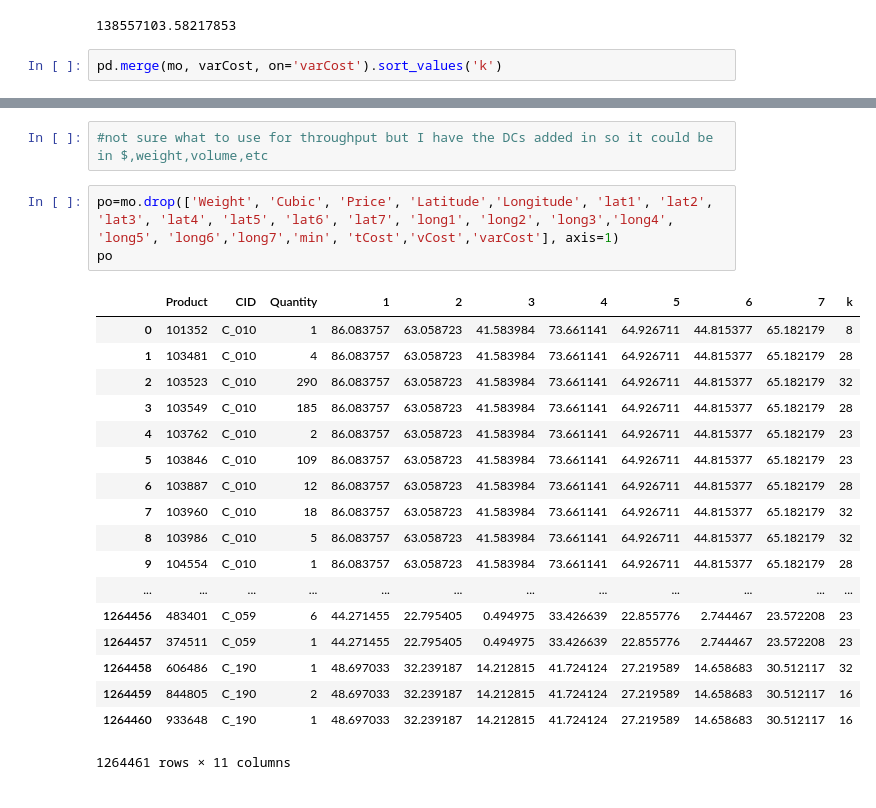
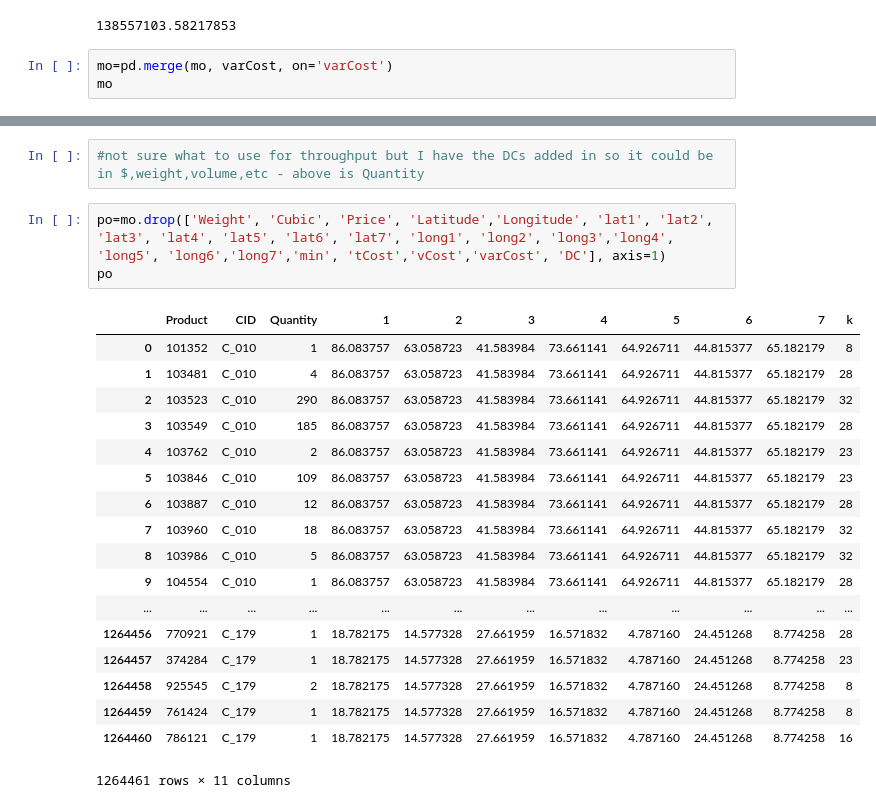
Before and after one commit to pszkilnyk/skittles, a Jupyter notebook: final.ipynb, the cells around one changed output, grey strips where cells are left out. Cells and saved outputs as stored; diff of their text form.

```diff
--- a/final.ipynb
+++ b/final.ipynb
@@ -556,6 +543,7 @@ uno+dos+tres
 # %% [output]
 138557103.58217853
 # %%
-pd.merge(mo, varCost, on='varCost').sort_values('k')
+mo=pd.merge(mo, varCost, on='varCost')
+mo
 # %% [output]
 |  | Product | Weight | Cubic | Price | CID | Quantity | Latitude | Longitude | lat1 | long1 | ... | ... |
@@ -579,26 +580,26 @@ pd.merge(mo, varCost, on='varCost').sort_values('k')
 # %%
-#not sure what to use for throughput but I have the DCs added in so it could be in $,weight,volume,etc
+#not sure what to use for throughput but I have the DCs added in so it could be in $,weight,volume,etc - above is Quantity
 # %%
-po=mo.drop(['Weight', 'Cubic', 'Price', 'Latitude','Longitude', 'lat1', 'lat2', 'lat3', 'lat4', 'lat5', 'lat6', 'lat7', 'long1', 'long2', 'long3','long4', 'long5', 'long6','long7','min', 'tCost','vCost','varCost'], axis=1)
+po=mo.drop(['Weight', 'Cubic', 'Price', 'Latitude','Longitude', 'lat1', 'lat2', 'lat3', 'lat4', 'lat5', 'lat6', 'lat7', 'long1', 'long2', 'long3','long4', 'long5', 'long6','long7','min', 'tCost','vCost','varCost', 'DC'], axis=1)
 po
 # %% [output]
 |  | Product | CID | Quantity | 1 | 2 | 3 | 4 | 5 | 6 | 7 | k |
 | 0 | 101352 | C_010 | 1 | 86.083757 | 63.058723 | 41.583984 | 73.661141 | 64.926711 | 44.815377 | 65.182179 | 8 |
 | 1 | 103481 | C_010 | 4 | 86.083757 | 63.058723 | 41.583984 | 73.661141 | 64.926711 | 44.815377 | 65.182179 | 28 |
 | 2 | 103523 | C_010 | 290 | 86.083757 | 63.058723 | 41.583984 | 73.661141 | 64.926711 | 44.815377 | 65.182179 | 32 |
 | 3 | 103549 | C_010 | 185 | 86.083757 | 63.058723 | 41.583984 | 73.661141 | 64.926711 | 44.815377 | 65.182179 | 28 |
 | 4 | 103762 | C_010 | 2 | 86.083757 | 63.058723 | 41.583984 | 73.661141 | 64.926711 | 44.815377 | 65.182179 | 23 |
 | 5 | 103846 | C_010 | 109 | 86.083757 | 63.058723 | 41.583984 | 73.661141 | 64.926711 | 44.815377 | 65.182179 | 23 |
 | 6 | 103887 | C_010 | 12 | 86.083757 | 63.058723 | 41.583984 | 73.661141 | 64.926711 | 44.815377 | 65.182179 | 28 |
 | 7 | 103960 | C_010 | 18 | 86.083757 | 63.058723 | 41.583984 | 73.661141 | 64.926711 | 44.815377 | 65.182179 | 32 |
 | 8 | 103986 | C_010 | 5 | 86.083757 | 63.058723 | 41.583984 | 73.661141 | 64.926711 | 44.815377 | 65.182179 | 32 |
 | 9 | 104554 | C_010 | 1 | 86.083757 | 63.058723 | 41.583984 | 73.661141 | 64.926711 | 44.815377 | 65.182179 | 28 |
 | ... | ... | ... | ... | ... | ... | ... | ... | ... | ... | ... | ... |
-| 1264456 | 483401 | C_059 | 6 | 44.271455 | 22.795405 | 0.494975 | 33.426639 | 22.855776 | 2.744467 | 23.572208 | 23 |
-| 1264457 | 374511 | C_059 | 1 | 44.271455 | 22.795405 | 0.494975 | 33.426639 | 22.855776 | 2.744467 | 23.572208 | 23 |
-| 1264458 | 606486 | C_190 | 1 | 48.697033 | 32.239187 | 14.212815 | 41.724124 | 27.219589 | 14.658683 | 30.512117 | 32 |
-| 1264459 | 844805 | C_190 | 2 | 48.697033 | 32.239187 | 14.212815 | 41.724124 | 27.219589 | 14.658683 | 30.512117 | 16 |
-| 1264460 | 933648 | C_190 | 1 | 48.697033 | 32.239187 | 14.212815 | 41.724124 | 27.219589 | 14.658683 | 30.512117 | 16 |
+| 1264456 | 770921 | C_179 | 1 | 18.782175 | 14.577328 | 27.661959 | 16.571832 | 4.787160 | 24.451268 | 8.774258 | 28 |
+| 1264457 | 374284 | C_179 | 1 | 18.782175 | 14.577328 | 27.661959 | 16.571832 | 4.787160 | 24.451268 | 8.774258 | 23 |
+| 1264458 | 925545 | C_179 | 2 | 18.782175 | 14.577328 | 27.661959 | 16.571832 | 4.787160 | 24.451268 | 8.774258 | 8 |
+| 1264459 | 761424 | C_179 | 1 | 18.782175 | 14.577328 | 27.661959 | 16.571832 | 4.787160 | 24.451268 | 8.774258 | 8 |
+| 1264460 | 786121 | C_179 | 1 | 18.782175 | 14.577328 | 27.661959 | 16.571832 | 4.787160 | 24.451268 | 8.774258 | 16 |
 1264461 rows × 11 columns
 # %%
 po['tCost1']=po['1']/po['k']*po['Quantity']
```
Also changed, not shown: parts of 22 cells of this notebook.
